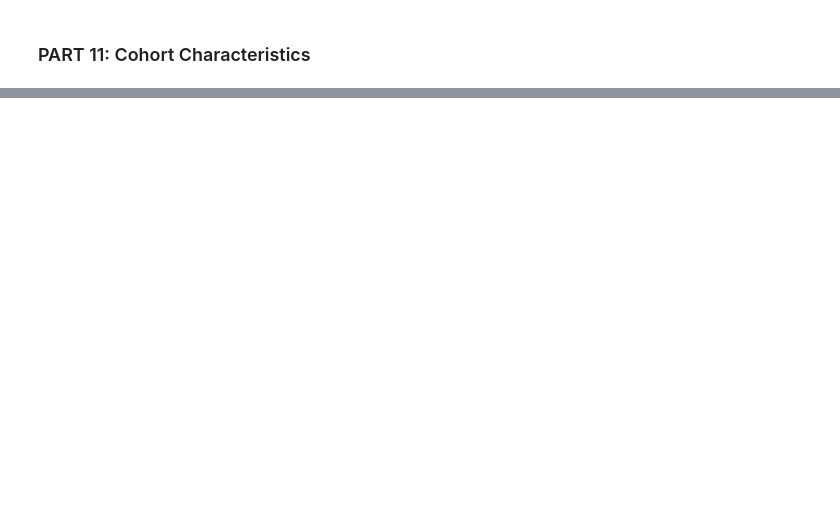
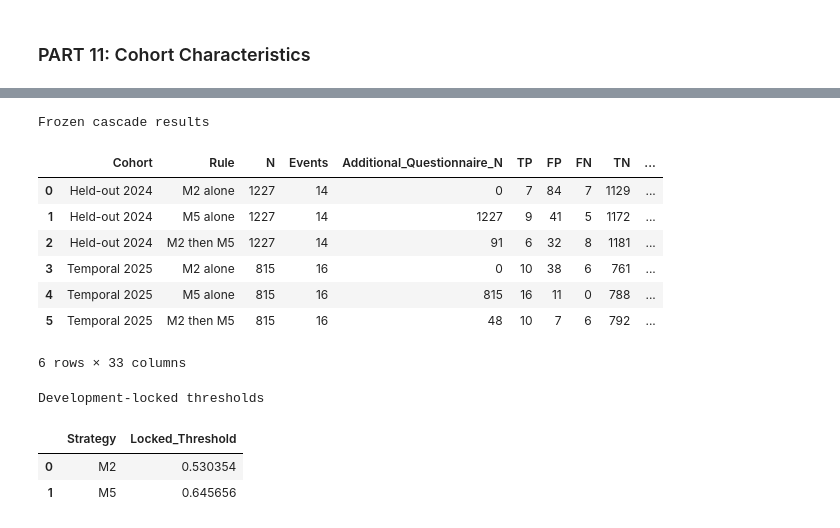
Before and after one commit to Ratsadakorn/sut-student-depression-screening, a Jupyter notebook: 01_mdd_prediction.ipynb, the cells around one changed output, grey strips where cells are left out. Saved outputs shown, nothing was run; the diff lists cells and outputs as text; code cells hidden in the pictures; blank space fills up the shorter version.

```diff
--- a/01_mdd_prediction.ipynb
+++ b/01_mdd_prediction.ipynb
@@ -51317,0 +53405,28 @@ print("\nCOMPLETED SUCCESSFULLY")
+# %%
+import pandas as pd
+
+results_path = OUTPUT_DIR / "cascade_frozen_results.csv"
+thresholds_path = OUTPUT_DIR / "cascade_frozen_thresholds.csv"
+
+results = pd.read_csv(results_path)
+thresholds = pd.read_csv(thresholds_path)
+
+print("Frozen cascade results")
+display(results)
+
+print("Development-locked thresholds")
+display(thresholds)
+# %% [output]
+Frozen cascade results
+|  | Cohort | Rule | N | Events | Additional_Questionnaire_N | TP | FP | FN | TN | ... |
+| 0 | Held-out 2024 | M2 alone | 1227 | 14 | 0 | 7 | 84 | 7 | 1129 | ... |
+| 1 | Held-out 2024 | M5 alone | 1227 | 14 | 1227 | 9 | 41 | 5 | 1172 | ... |
+| 2 | Held-out 2024 | M2 then M5 | 1227 | 14 | 91 | 6 | 32 | 8 | 1181 | ... |
+| 3 | Temporal 2025 | M2 alone | 815 | 16 | 0 | 10 | 38 | 6 | 761 | ... |
+| 4 | Temporal 2025 | M5 alone | 815 | 16 | 815 | 16 | 11 | 0 | 788 | ... |
+| 5 | Temporal 2025 | M2 then M5 | 815 | 16 | 48 | 10 | 7 | 6 | 792 | ... |
+6 rows × 33 columns
+Development-locked thresholds
+|  | Strategy | Locked_Threshold |
+| 0 | M2 | 0.530354 |
+| 1 | M5 | 0.645656 |
```
Also changed, not shown: parts of 51 cells of this notebook, 4 other files.
